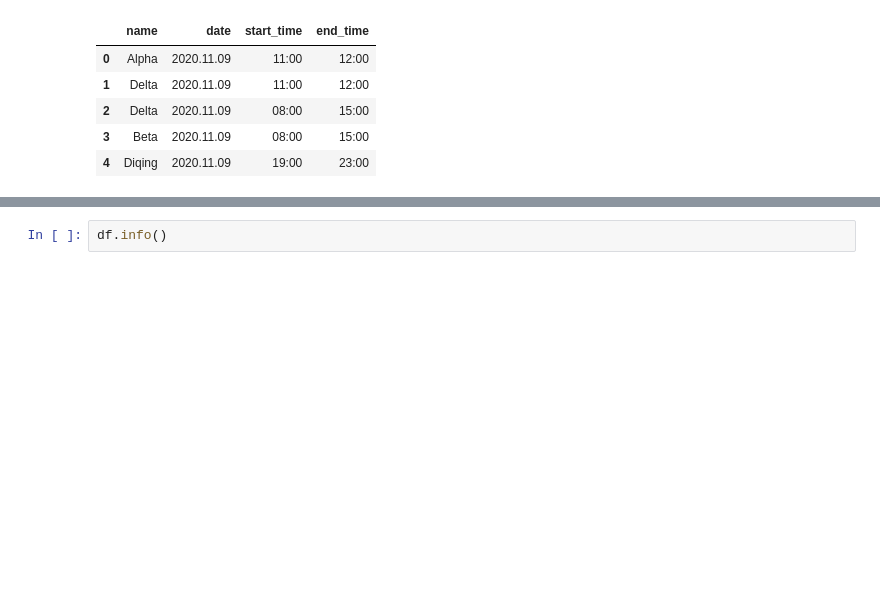
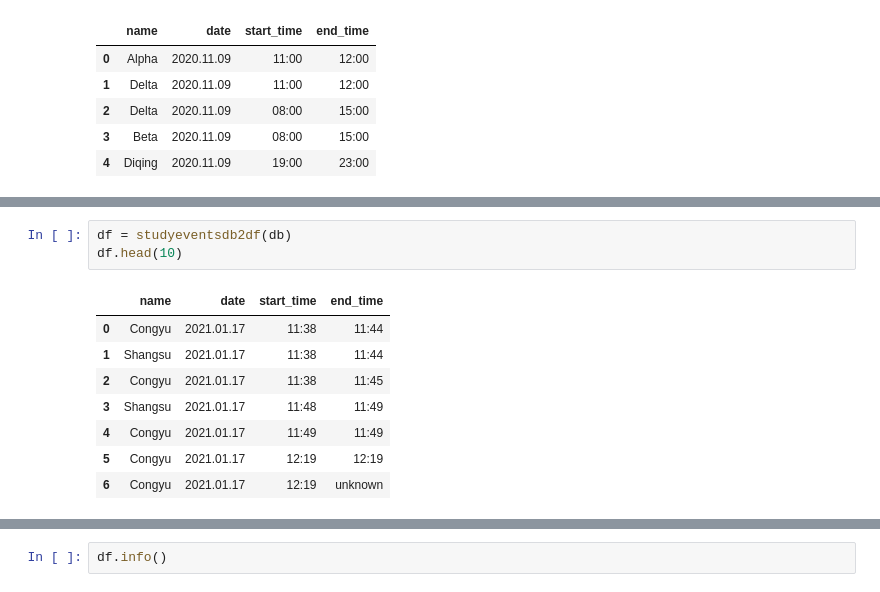
Before and after one commit to Apollo1840/StudyTimeBoard, a Jupyter notebook: dev/dev_data_sql_db.ipynb, the cells around one changed output, grey strips where cells are left out. Saved outputs shown, nothing was run; the diff lists cells and outputs as text; blank space fills up the shorter version.

```diff
--- a/dev/dev_data_sql_db.ipynb
+++ b/dev/dev_data_sql_db.ipynb
@@ -65,0 +126,12 @@ def studyeventsdb2df(db):
+# %%
+df = studyeventsdb2df(db)
+df.head(10)
+# %% [output]
+|  | name | date | start_time | end_time |
+| 0 | Congyu | 2021.01.17 | 11:38 | 11:44 |
+| 1 | Shangsu | 2021.01.17 | 11:38 | 11:44 |
+| 2 | Congyu | 2021.01.17 | 11:38 | 11:45 |
+| 3 | Shangsu | 2021.01.17 | 11:48 | 11:49 |
+| 4 | Congyu | 2021.01.17 | 11:49 | 11:49 |
+| 5 | Congyu | 2021.01.17 | 12:19 | 12:19 |
+| 6 | Congyu | 2021.01.17 | 12:19 | unknown |
```
Also changed, not shown: parts of 19 cells of this notebook, 15 other files.
